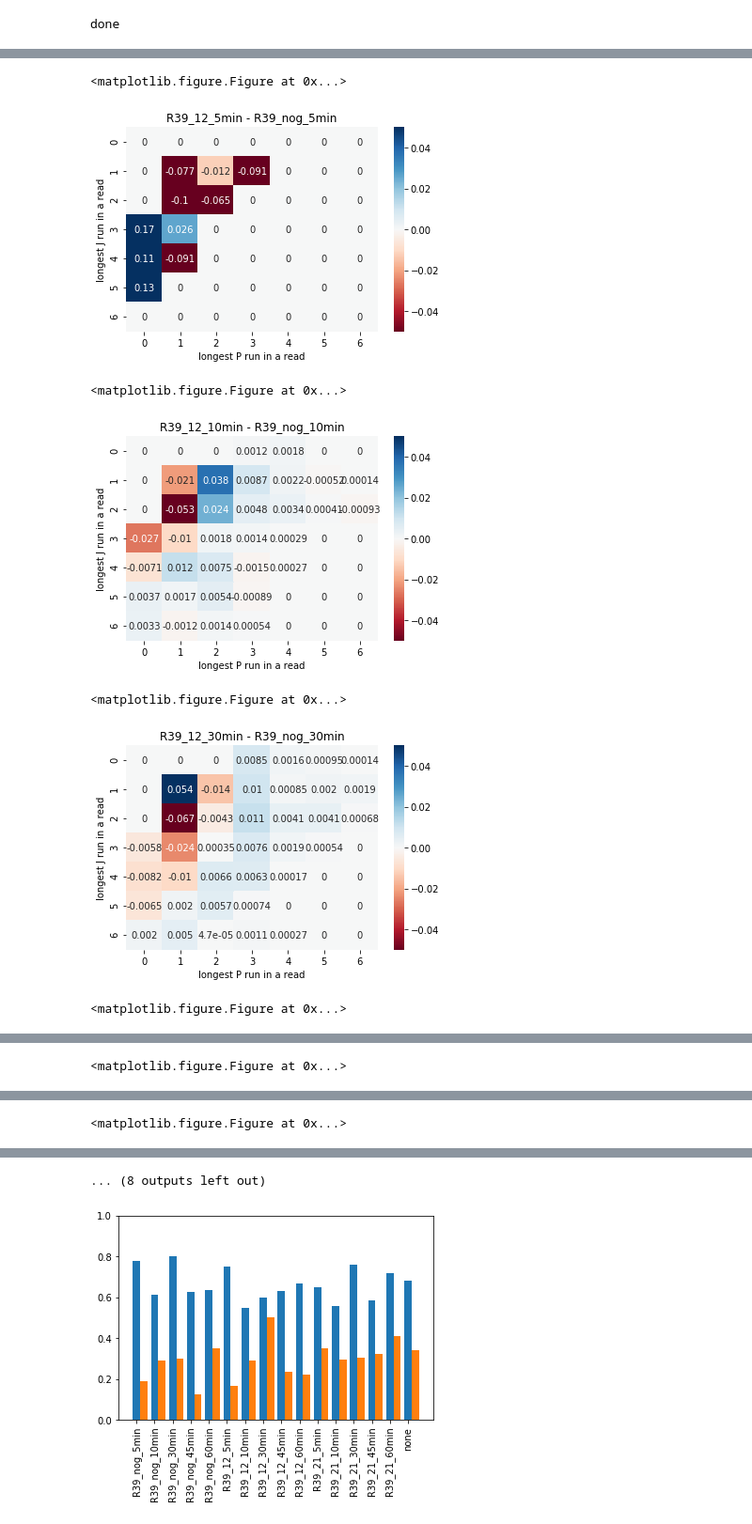
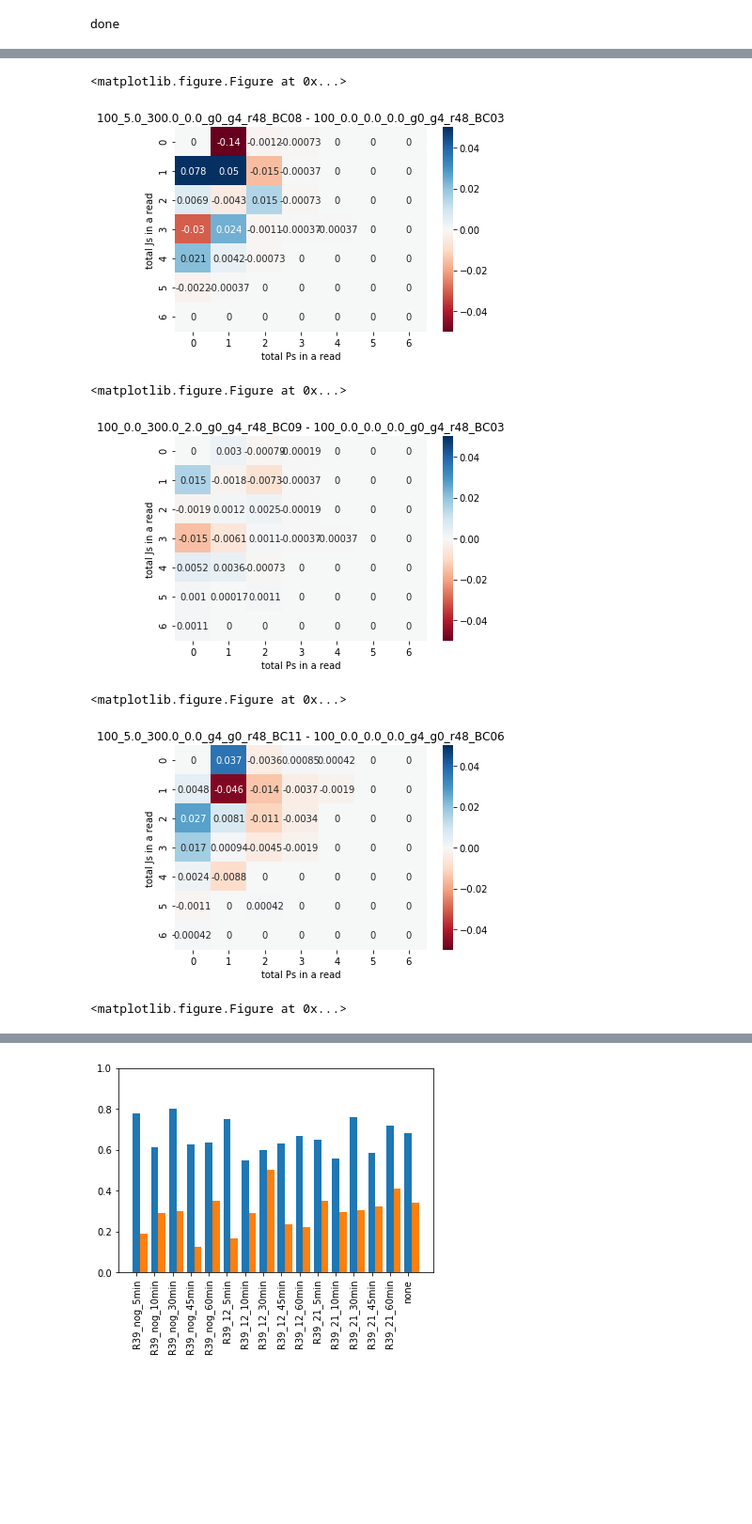
Before and after one commit to dr3y/andreys_np_tools, a Jupyter notebook: edlab_test.ipynb, the cells around one changed output, grey strips where cells are left out. Shown at 94% size. Saved outputs shown, nothing was run; the diff lists cells and outputs as text; code cells hidden in the pictures; blank space fills up the shorter version.

```diff
--- a/edlab_test.ipynb
+++ b/edlab_test.ipynb
@@ -137 +128,14 @@ newfile.close()
+# %%
+#Now we save our barcoded data into a pickle!!
+import pickle
+save_barcoded_file="191014_simprec.pickl"
+try:
+    keylen = len(allseqDict.keys())
+    if(keylen > 0):
+        with open(os.path.join(".","output",save_barcoded_file),"wb") as saved_file:
+            pickle.dump(allseqDict,saved_file)
+    else:
+        print("didn't save becase the data member was empty")
+except NameError:
+    print("didn't save because the data member didn't exist")
 # %%
@@ -178,50 +199,55 @@ dict_keys(['BC01', 'BC02', 'BC03', 'BC04', 'BC05', 'BC06', 'BC07', 'BC08', 'BC09
 # %%
-#dlist = all_lists
-#dlist = switch_lists
-dlist = run_lists
-#labs = ["PJ", "JP"]
-labs = ["longest P run in a read","longest J run in a read"]
-#labs = ["total Ps in a read","total Js in a read"]
+stat = 0
+
+labs = stats_counted[stat][0]
+dlist = stats_counted[stat][1]
+
 #crange = [0,.01,6]
 crange = [0,.02,1]
 sqrange = [-.5,6.5]
 
-#def diffPlotWrapper(ctrlBC,expBC,conditions,bcnames,dlist,labs=["Ps","Js"],crange=[0,.02,1],sqrange=[-.5,6.5],):
-#    plt.figure()
-#    control_hist1,control_hist2 = makeBCplot1(ctrlBC,crange,sqrange,conditions,bcnames,dlist,labs,makefig=False)
-#    experiment_hist1,experiment_hist2 = makeBCplot1(expBC,crange,sqrange,conditions,bcnames,dlist,labs,makefig=False)
-#    plt.clf()
-#    diffPlot(control_hist1,experiment_hist1,labs=labs,control_barcode=ctrlBC,\
-#             exp_barcode=expBC,barcodes=bcnames,conditions=conditions)
+diffPlotWrapper("BC03","BC08",experiment_dataframe,dlist,labs=labs)
+diffPlotWrapper("BC03","BC09",experiment_dataframe,dlist,labs=labs)
 
-diffPlotWrapper("BC01","BC06",conditions,bcnames,dlist,labs=labs)
-diffPlotWrapper("BC02","BC07",conditions,bcnames,dlist,labs=labs)
-diffPlotWrapper("BC03","BC08",conditions,bcnames,dlist,labs=labs)
-diffPlotWrapper("BC04","BC09",conditions,bcnames,dlist,labs=labs)
-diffPlotWrapper("BC05","BC10",conditions,bcnames,dlist,labs=labs)
+diffPlotWrapper("BC06","BC11",experiment_dataframe,dlist,labs=labs)
+diffPlotWrapper("BC06","BC12",experiment_dataframe,dlist,labs=labs)
 
-diffPlotWrapper("BC01","BC11",conditions,bcnames,dlist,labs=labs)
-diffPlotWrapper("BC02","BC12",conditions,bcnames,dlist,labs=labs)
-diffPlotWrapper("BC03","BC13",conditions,bcnames,dlist,labs=labs)
-diffPlotWrapper("BC04","BC14",conditions,bcnames,dlist,labs=labs)
-diffPlotWrapper("BC05","BC15",conditions,bcnames,dlist,labs=labs)
+#makeBCplot1("BC07",crange,sqrange,experiment_dataframe,dlist,labs)
+#makeBCplot1("BC08",crange,sqrange,experiment_dataframe,dlist,labs)
+#makeBCplot1("BC09",crange,sqrange,experiment_dataframe,dlist,labs)
+
+#makeBCplot1("BC10",crange,sqrange,experiment_dataframe,dlist,labs)
+#makeBCplot1("BC11",crange,sqrange,experiment_dataframe,dlist,labs)
+#makeBCplot1("BC12",crange,sqrange,experiment_dataframe,dlist,labs)
+print("")
+#diffPlotWrapper("BC03","BC06",experiment_dataframe,dlist,labs=labs)
+#diffPlotWrapper("BC02","BC07",conditions,bcnames,dlist,labs=labs)
+#diffPlotWrapper("BC03","BC08",conditions,bcnames,dlist,labs=labs)
+#diffPlotWrapper("BC04","BC09",conditions,bcnames,dlist,labs=labs)
+#diffPlotWrapper("BC05","BC10",conditions,bcnames,dlist,labs=labs)
+
+#diffPlotWrapper("BC01","BC11",conditions,bcnames,dlist,labs=labs)
+#diffPlotWrapper("BC02","BC12",conditions,bcnames,dlist,labs=labs)
+#diffPlotWrapper("BC03","BC13",conditions,bcnames,dlist,labs=labs)
+#diffPlotWrapper("BC04","BC14",conditions,bcnames,dlist,labs=labs)
+#diffPlotWrapper("BC05","BC15",conditions,bcnames,dlist,labs=labs)
 
 #diffPlotWrapper("BC14","BC13",conditions,bcnames,dlist,labs=labs)
 #diffPlotWrapper("BC15","BC13",conditions,bcnames,dlist,labs=labs)
 #diffPlotWrapper("BC05","BC10",conditions,bcnames,dlist)
 
 #diffPlotWrapper("BC03","BC13",conditions,bcnames,dlist)
 #diffPlotWrapper("BC04","BC14",conditions,bcnames,dlist)
 #diffPlotWrapper("BC05","BC15",conditions,bcnames,dlist)
 
 #diffPlotWrapper("BC02","BC12",conditions,bcnames,dlist)
 #diffPlotWrapper("BC05","BC09",conditions,bcnames,dlist)
 #diffPlotWrapper("BC04","BC08",conditions,bcnames,dlist)
 # %% [output]
 <matplotlib.figure.Figure at 0x...>
-[figure, old version]
+[figure, new version]
 <matplotlib.figure.Figure at 0x...>
-[figure, old version]
+[figure, new version]
 <matplotlib.figure.Figure at 0x...>
-[figure, old version]
+[figure, new version]
 <matplotlib.figure.Figure at 0x...>
@@ -229 +254,0 @@ diffPlotWrapper("BC05","BC15",conditions,bcnames,dlist,labs=labs)
-<matplotlib.figure.Figure at 0x...>
@@ -231 +254,0 @@ diffPlotWrapper("BC05","BC15",conditions,bcnames,dlist,labs=labs)
-<matplotlib.figure.Figure at 0x...>
@@ -233,4 +255,3 @@ diffPlotWrapper("BC05","BC15",conditions,bcnames,dlist,labs=labs)
-... (8 outputs left out)
 # %%
 plotbcnames = bcnames #[:10]
 ticks = np.arange(len(plotbcnames))-.4
```
Also changed, not shown: parts of 8 cells of this notebook, 2 other files.
